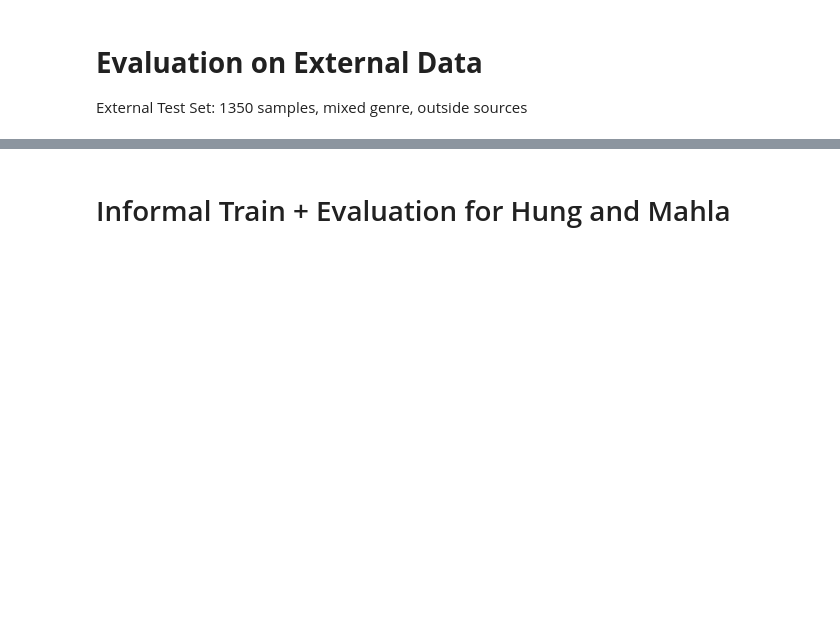
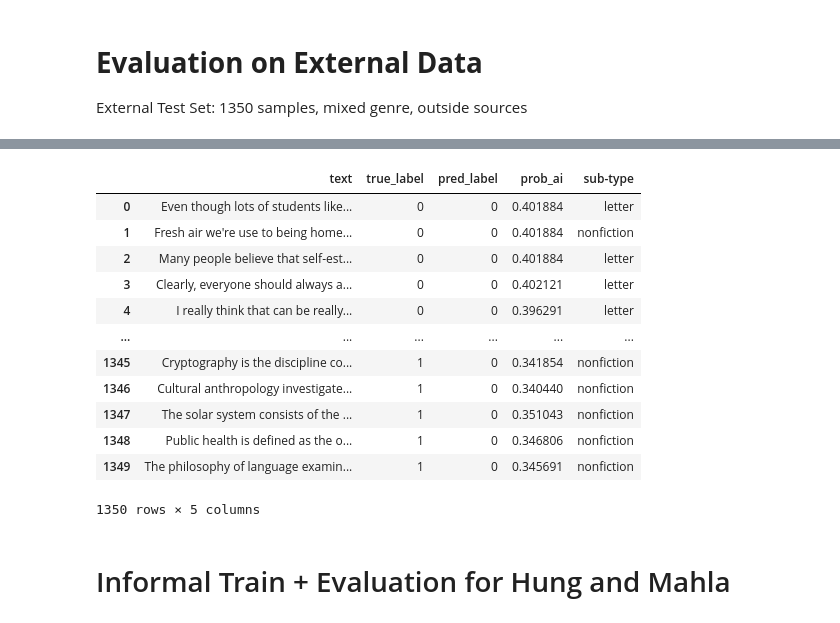
Before and after one commit to 4cekay/B101-Group2-NLP-Project, a Jupyter notebook: DetectorModel.ipynb, the cells around one changed output, grey strips where cells are left out. Cells and saved outputs as stored; diff of their text form; code cells hidden in the pictures; blank space fills up the shorter version.

```diff
--- a/DetectorModel.ipynb
+++ b/DetectorModel.ipynb
@@ -550,7 +603,7 @@ External Test Set: 1350 samples, mixed genre, outside sources
 external_df = pd.read_csv("./dataset/formal_val_1350.csv") # evaluation set
 external_dataset = Dataset.from_pandas(external_df)
 
-checkpoint_dir = "./runs/deberta_v3_small_dtype" # folder to model you're loading
+checkpoint_dir = "./runs/deberta_v3_small_dtype/checkpoint-540" # folder to model you're loading
 tokenizer = AutoTokenizer.from_pretrained(checkpoint_dir)
 model = AutoModelForSequenceClassification.from_pretrained(checkpoint_dir,dtype=torch.float32)
 model.eval()
@@ -597,11 +659,26 @@ print("Confusion matrix:\n", confusion_matrix(labels, predicted_classes))
 # %%
 results_df = pd.DataFrame({
     "text": external_df["sample_text"].values,
     "true_label": labels,
     "pred_label": predicted_classes,
     "prob_ai": prob_ai,
-    "sub-type": external_df["sub-type"].values if "sub-type" in external_df.columns else None,
 })
+
+results_df
+# %% [output]
+|  | text | true_label | pred_label | prob_ai | sub-type |
+| 0 | Even though lots of students like... | 0 | 0 | 0.401884 | letter |
+| 1 | Fresh air we're use to being home... | 0 | 0 | 0.401884 | nonfiction |
+| 2 | Many people believe that self-est... | 0 | 0 | 0.401884 | letter |
+| 3 | Clearly, everyone should always a... | 0 | 0 | 0.402121 | letter |
+| 4 | I really think that can be really... | 0 | 0 | 0.396291 | letter |
+| ... | ... | ... | ... | ... | ... |
+| 1345 | Cryptography is the discipline co... | 1 | 0 | 0.341854 | nonfiction |
+| 1346 | Cultural anthropology investigate... | 1 | 0 | 0.340440 | nonfiction |
+| 1347 | The solar system consists of the ... | 1 | 0 | 0.351043 | nonfiction |
+| 1348 | Public health is defined as the o... | 1 | 0 | 0.346806 | nonfiction |
+| 1349 | The philosophy of language examin... | 1 | 0 | 0.345691 | nonfiction |
+1350 rows × 5 columns
 # %% [markdown]
 # Informal Train + Evaluation for Hung and Mahla
 # %% [markdown]
```
Also changed, not shown: parts of 15 cells of this notebook.
